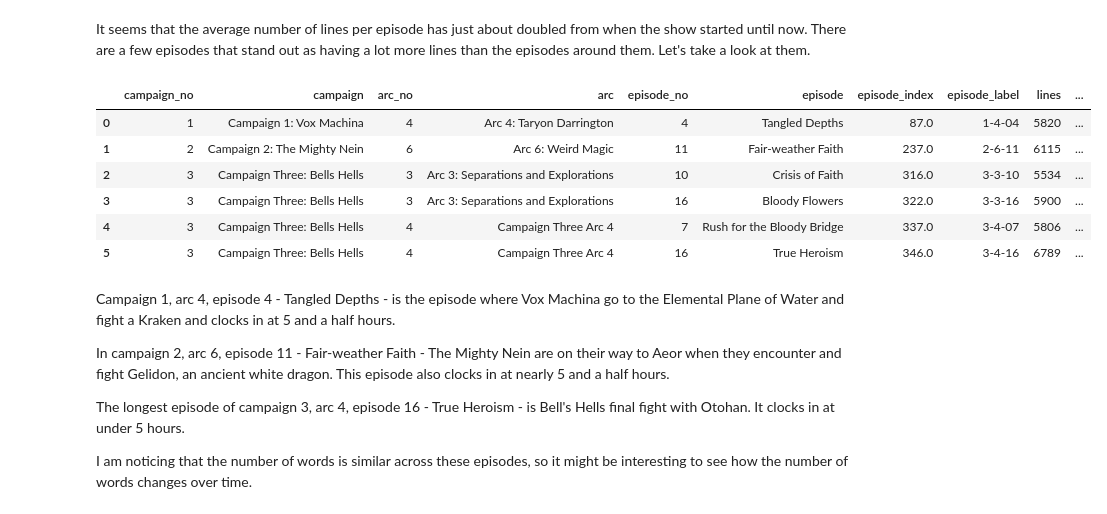
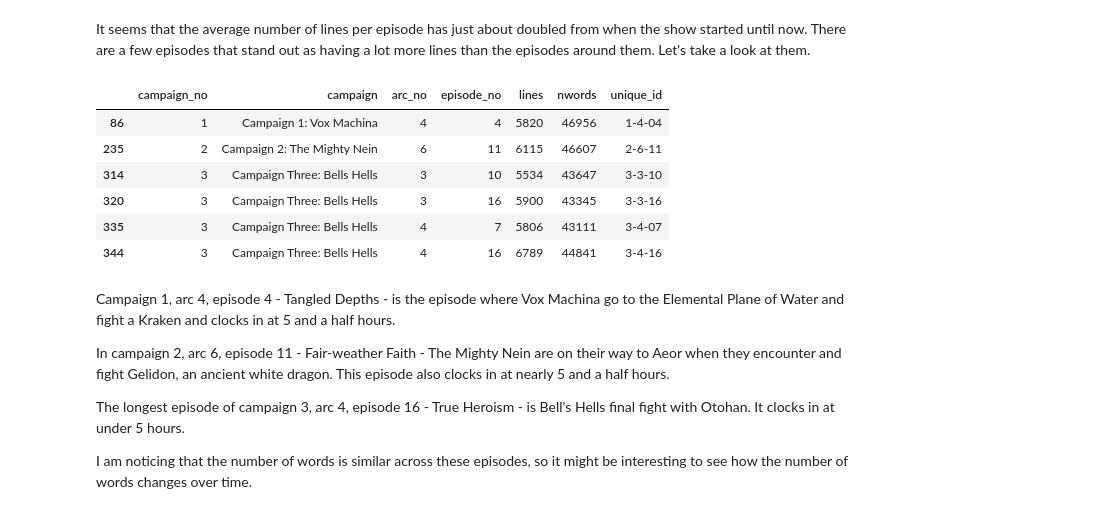
Before and after one commit to wmchad/CritRoleAI, a Jupyter notebook: notebooks/exploration/02_compare_campaigns.ipynb, the cells around one changed output. Saved outputs shown, nothing was run; the diff lists cells and outputs as text; code cells hidden in the pictures.

```diff
--- a/notebooks/exploration/02_compare_campaigns.ipynb
+++ b/notebooks/exploration/02_compare_campaigns.ipynb
@@ -198,19 +198,15 @@ sns.move_legend(ax, "upper left")
 # %% [markdown]
 It seems that the average number of lines per episode has just about doubled from when the show started until now. There are a few episodes that stand out as having a lot more lines than the episodes around them. Let's take a look at them.
 # %%
-pd.merge(
-    all_episodes,
-    per_episode_summary.loc[per_episode_lines['lines'] > 5500, :],
-    on = ['campaign_no', 'arc_no', 'episode_no', 'campaign']
-)
+per_episode_summary.loc[per_episode_summary['lines'] > 5500, :]
 # %% [output]
-|  | campaign_no | campaign | arc_no | arc | episode_no | episode | episode_index | episode_label | lines | ... |
-| 0 | 1 | Campaign 1: Vox Machina | 4 | Arc 4: Taryon Darrington | 4 | Tangled Depths | 87.0 | 1-4-04 | 5820 | ... |
-| 1 | 2 | Campaign 2: The Mighty Nein | 6 | Arc 6: Weird Magic | 11 | Fair-weather Faith | 237.0 | 2-6-11 | 6115 | ... |
-| 2 | 3 | Campaign Three: Bells Hells | 3 | Arc 3: Separations and Explorations | 10 | Crisis of Faith | 316.0 | 3-3-10 | 5534 | ... |
-| 3 | 3 | Campaign Three: Bells Hells | 3 | Arc 3: Separations and Explorations | 16 | Bloody Flowers | 322.0 | 3-3-16 | 5900 | ... |
-| 4 | 3 | Campaign Three: Bells Hells | 4 | Campaign Three Arc 4 | 7 | Rush for the Bloody Bridge | 337.0 | 3-4-07 | 5806 | ... |
-| 5 | 3 | Campaign Three: Bells Hells | 4 | Campaign Three Arc 4 | 16 | True Heroism | 346.0 | 3-4-16 | 6789 | ... |
+|  | campaign_no | campaign | arc_no | episode_no | lines | nwords | unique_id |
+| 86 | 1 | Campaign 1: Vox Machina | 4 | 4 | 5820 | 46956 | 1-4-04 |
+| 235 | 2 | Campaign 2: The Mighty Nein | 6 | 11 | 6115 | 46607 | 2-6-11 |
+| 314 | 3 | Campaign Three: Bells Hells | 3 | 10 | 5534 | 43647 | 3-3-10 |
+| 320 | 3 | Campaign Three: Bells Hells | 3 | 16 | 5900 | 43345 | 3-3-16 |
+| 335 | 3 | Campaign Three: Bells Hells | 4 | 7 | 5806 | 43111 | 3-4-07 |
+| 344 | 3 | Campaign Three: Bells Hells | 4 | 16 | 6789 | 44841 | 3-4-16 |
 # %% [markdown]
 Campaign 1, arc 4, episode 4 - Tangled Depths - is the episode where Vox Machina go to the Elemental Plane of Water and fight a Kraken and clocks in at 5 and a half hours.
 
```
Also changed, not shown: parts of 4 cells of this notebook, 5 other files.
